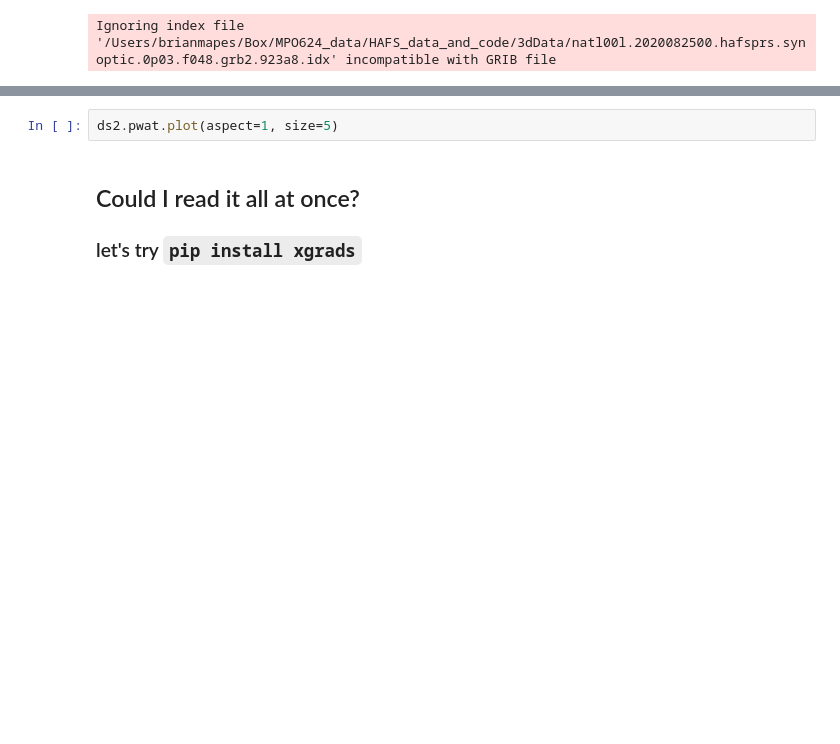
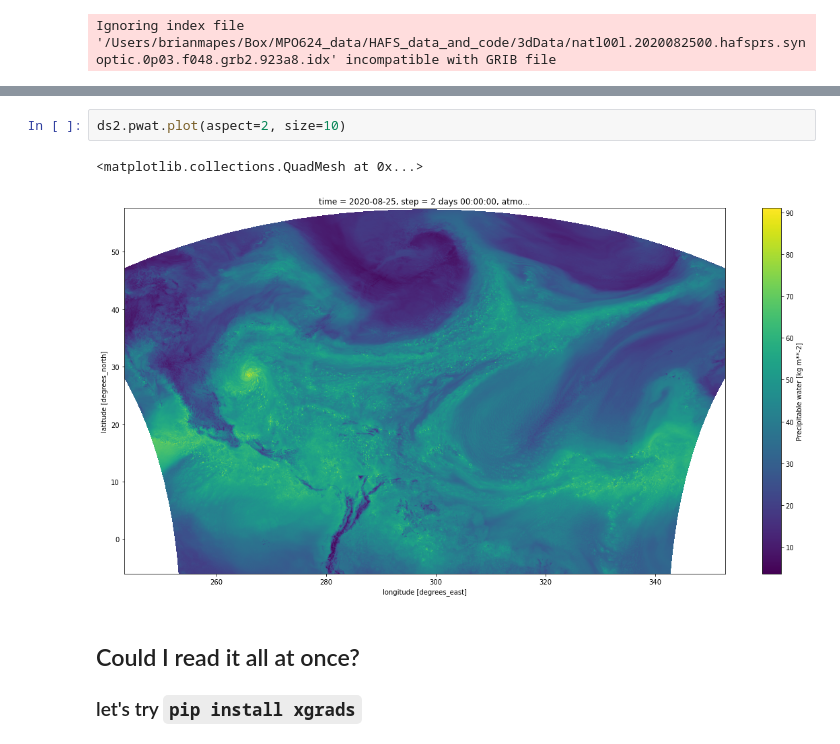
Before and after one commit to MPOcanes/MPO624_2022, a Jupyter notebook: Notebooks/Read_HAFSdata_grb2.ipynb, the cells around one changed output, grey strips where cells are left out. Cells and saved outputs as stored; diff of their text form; blank space fills up the shorter version.

```diff
--- a/Notebooks/Read_HAFSdata_grb2.ipynb
+++ b/Notebooks/Read_HAFSdata_grb2.ipynb
@@ -72,5 +90,8 @@ ds2
 # %%
-ds2.pwat.plot(aspect=1, size=5)
+ds2.pwat.plot(aspect=2, size=10)
+# %% [output]
+<matplotlib.collections.QuadMesh at 0x...>
+[figure, added]
 # %% [markdown]
 ## Could I read it all at once?
 ### let's try `pip install xgrads`
```
Also changed, not shown: parts of 2 cells of this notebook.
